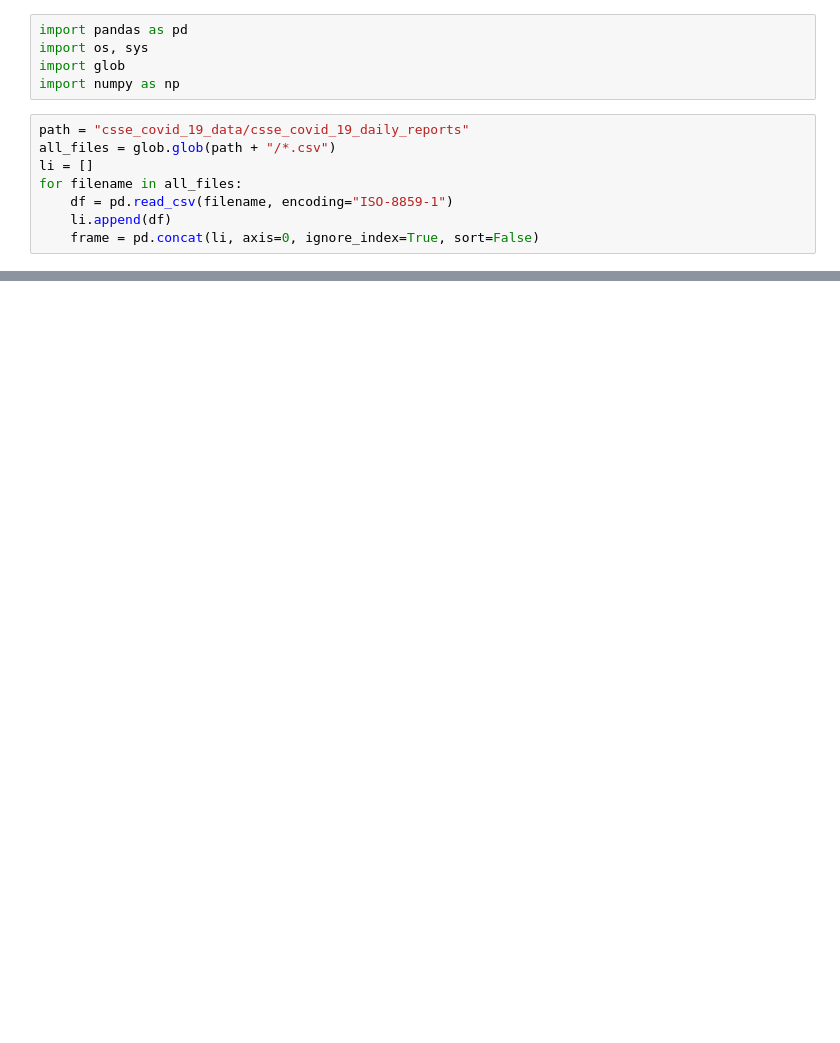
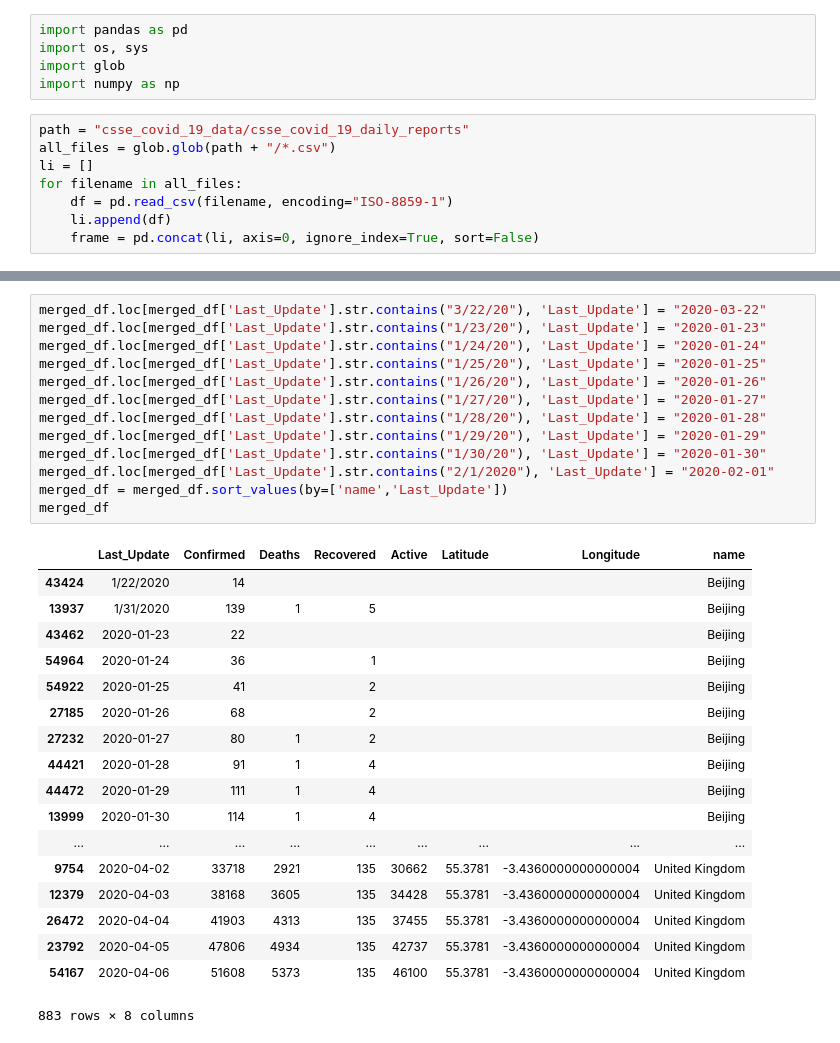
Before and after one commit to skennedy18/CovidProject, a Jupyter notebook: Iktae.ipynb, the cells around one changed output, grey strips where cells are left out. Cells and saved outputs as stored; diff of their text form; blank space fills up the shorter version.

```diff
--- a/Iktae.ipynb
+++ b/Iktae.ipynb
@@ -69,0 +194,32 @@ df.to_csv("clean_data.csv")
+# %%
+merged_df.loc[merged_df['Last_Update'].str.contains("3/22/20"), 'Last_Update'] = "2020-03-22"
+merged_df.loc[merged_df['Last_Update'].str.contains("1/23/20"), 'Last_Update'] = "2020-01-23"
+merged_df.loc[merged_df['Last_Update'].str.contains("1/24/20"), 'Last_Update'] = "2020-01-24"
+merged_df.loc[merged_df['Last_Update'].str.contains("1/25/20"), 'Last_Update'] = "2020-01-25"
+merged_df.loc[merged_df['Last_Update'].str.contains("1/26/20"), 'Last_Update'] = "2020-01-26"
+merged_df.loc[merged_df['Last_Update'].str.contains("1/27/20"), 'Last_Update'] = "2020-01-27"
+merged_df.loc[merged_df['Last_Update'].str.contains("1/28/20"), 'Last_Update'] = "2020-01-28"
+merged_df.loc[merged_df['Last_Update'].str.contains("1/29/20"), 'Last_Update'] = "2020-01-29"
+merged_df.loc[merged_df['Last_Update'].str.contains("1/30/20"), 'Last_Update'] = "2020-01-30"
+merged_df.loc[merged_df['Last_Update'].str.contains("2/1/2020"), 'Last_Update'] = "2020-02-01"
+merged_df = merged_df.sort_values(by=['name','Last_Update'])
+merged_df
+# %% [output]
+|  | Last_Update | Confirmed | Deaths | Recovered | Active | Latitude | Longitude | name |
+| 43424 | 1/22/2020 | 14 |  |  |  |  |  | Beijing |
+| 13937 | 1/31/2020 | 139 | 1 | 5 |  |  |  | Beijing |
+| 43462 | 2020-01-23 | 22 |  |  |  |  |  | Beijing |
+| 54964 | 2020-01-24 | 36 |  | 1 |  |  |  | Beijing |
+| 54922 | 2020-01-25 | 41 |  | 2 |  |  |  | Beijing |
+| 27185 | 2020-01-26 | 68 |  | 2 |  |  |  | Beijing |
+| 27232 | 2020-01-27 | 80 | 1 | 2 |  |  |  | Beijing |
+| 44421 | 2020-01-28 | 91 | 1 | 4 |  |  |  | Beijing |
+| 44472 | 2020-01-29 | 111 | 1 | 4 |  |  |  | Beijing |
+| 13999 | 2020-01-30 | 114 | 1 | 4 |  |  |  | Beijing |
+| ... | ... | ... | ... | ... | ... | ... | ... | ... |
+| 9754 | 2020-04-02 | 33718 | 2921 | 135 | 30662 | 55.3781 | -3.4360000000000004 | United Kingdom |
+| 12379 | 2020-04-03 | 38168 | 3605 | 135 | 34428 | 55.3781 | -3.4360000000000004 | United Kingdom |
+| 26472 | 2020-04-04 | 41903 | 4313 | 135 | 37455 | 55.3781 | -3.4360000000000004 | United Kingdom |
+| 23792 | 2020-04-05 | 47806 | 4934 | 135 | 42737 | 55.3781 | -3.4360000000000004 | United Kingdom |
+| 54167 | 2020-04-06 | 51608 | 5373 | 135 | 46100 | 55.3781 | -3.4360000000000004 | United Kingdom |
+883 rows × 8 columns
```
Also changed, not shown: parts of 9 cells of this notebook, 2 other files.
